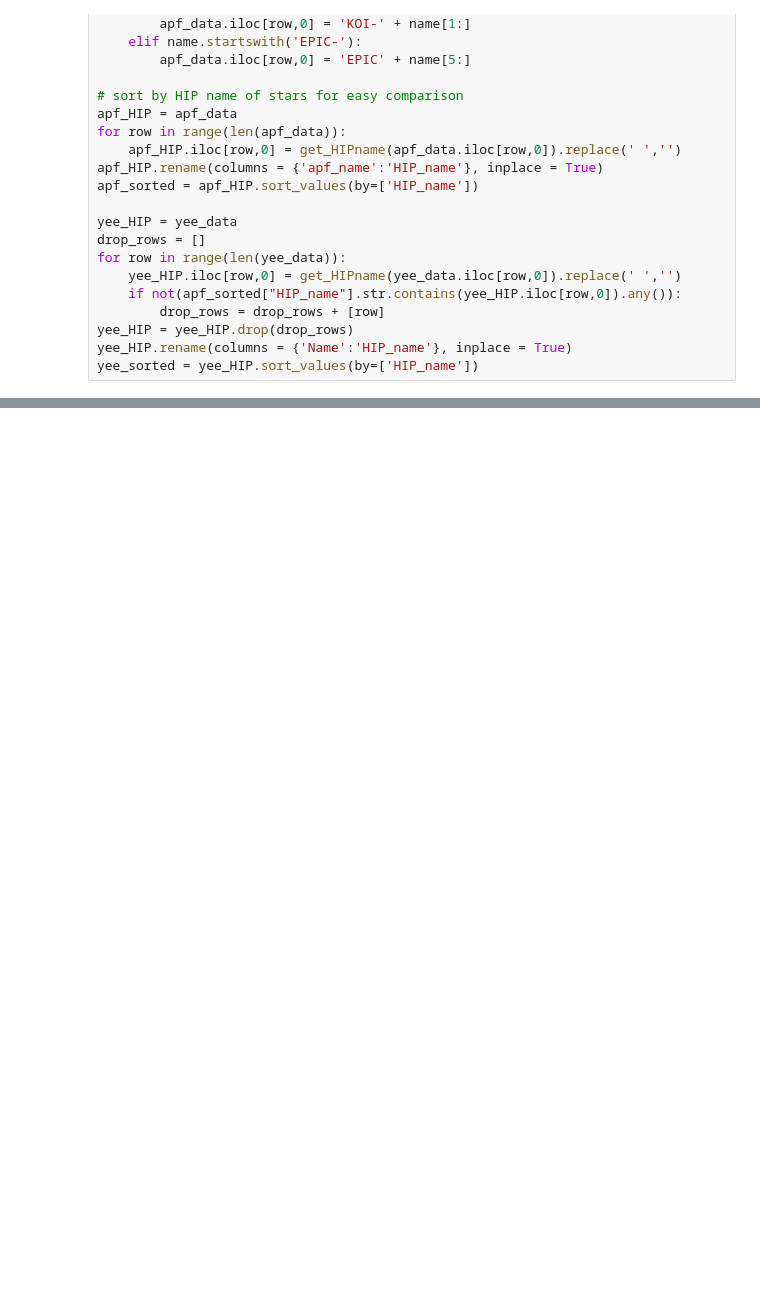
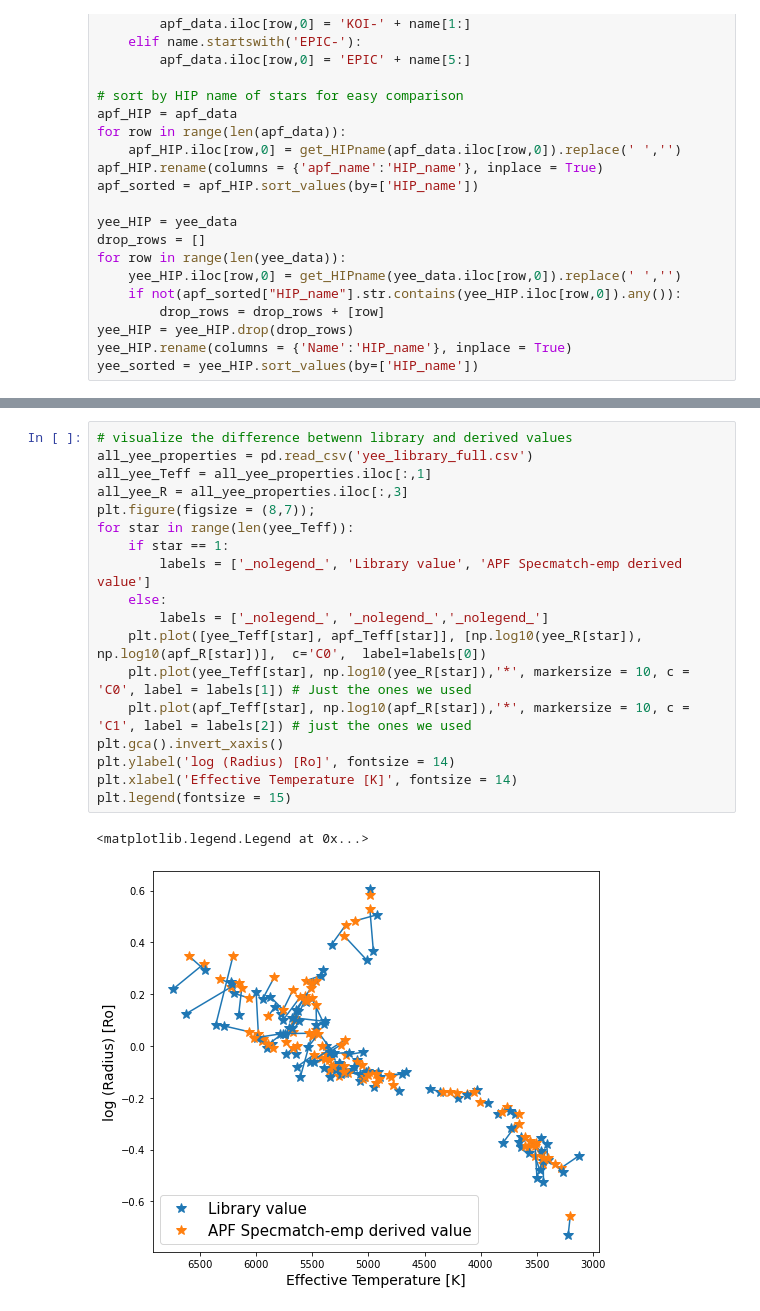
Before and after one commit to annazuckerman/specmatch-emp-apf, a Jupyter notebook: Calibration/calibrate_smemp.ipynb, the cells around one changed output, grey strips where cells are left out. Drawn from its saved outputs; the diff is of its cells as text; blank space fills up the shorter version.

```diff
--- a/Calibration/calibrate_smemp.ipynb
+++ b/Calibration/calibrate_smemp.ipynb
@@ -226,0 +252,21 @@ def calc_RMS_at_divisions()
+# %%
+# visualize the difference betwenn library and derived values
+all_yee_properties = pd.read_csv('yee_library_full.csv')
+all_yee_Teff = all_yee_properties.iloc[:,1]
+all_yee_R = all_yee_properties.iloc[:,3]
+plt.figure(figsize = (8,7));
+for star in range(len(yee_Teff)):
+    if star == 1:
+        labels = ['_nolegend_', 'Library value', 'APF Specmatch-emp derived value']
+    else:
+        labels = ['_nolegend_', '_nolegend_','_nolegend_']
+    plt.plot([yee_Teff[star], apf_Teff[star]], [np.log10(yee_R[star]), np.log10(apf_R[star])],  c='C0',  label=labels[0])
+    plt.plot(yee_Teff[star], np.log10(yee_R[star]),'*', markersize = 10, c = 'C0', label = labels[1]) # Just the ones we used
+    plt.plot(apf_Teff[star], np.log10(apf_R[star]),'*', markersize = 10, c = 'C1', label = labels[2]) # just the ones we used
+plt.gca().invert_xaxis()
+plt.ylabel('log (Radius) [Ro]', fontsize = 14)
+plt.xlabel('Effective Temperature [K]', fontsize = 14)
+plt.legend(fontsize = 15)
+# %% [output]
+<matplotlib.legend.Legend at 0x...>
+[figure, added]
```
Also changed, not shown: parts of 5 cells of this notebook, 12 other files.
